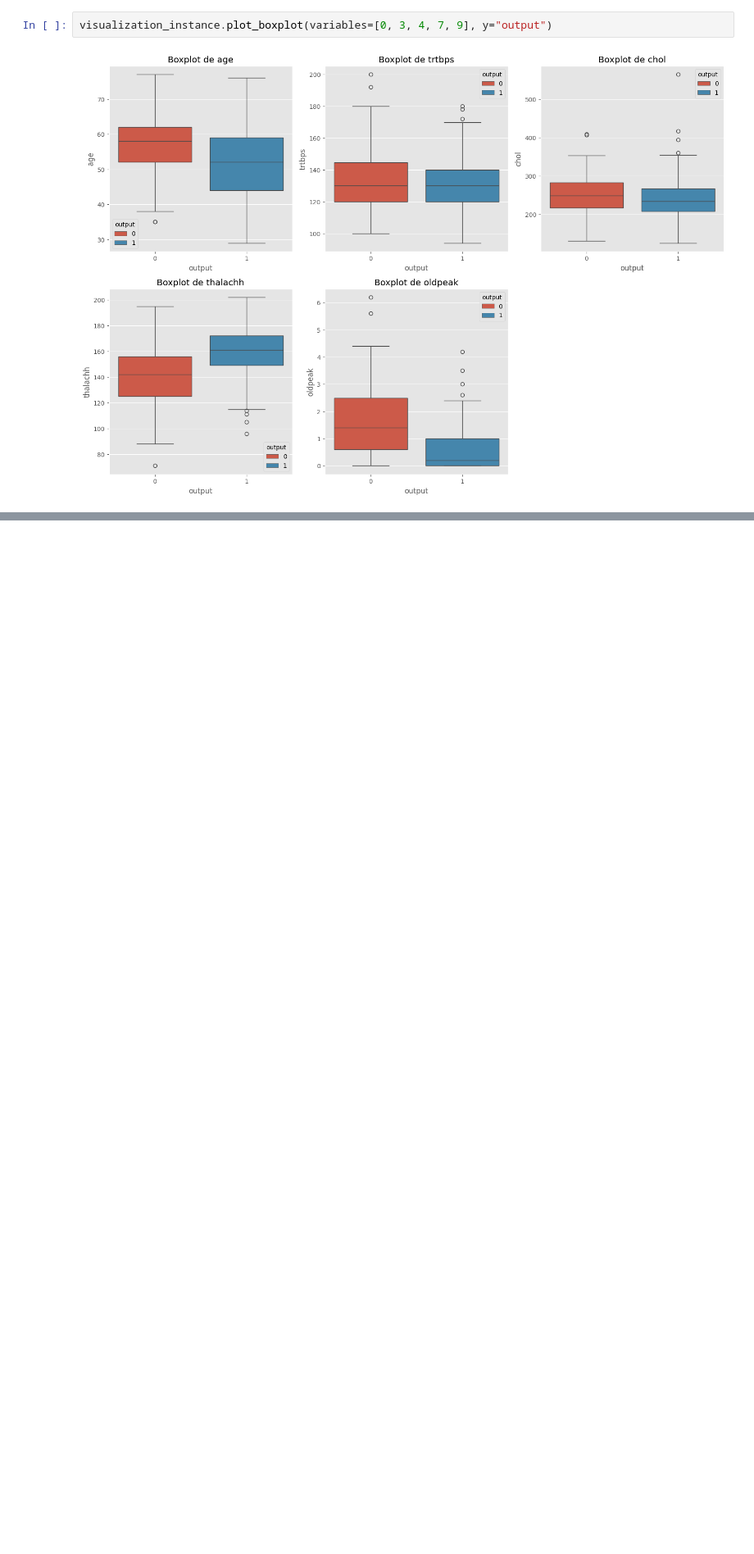
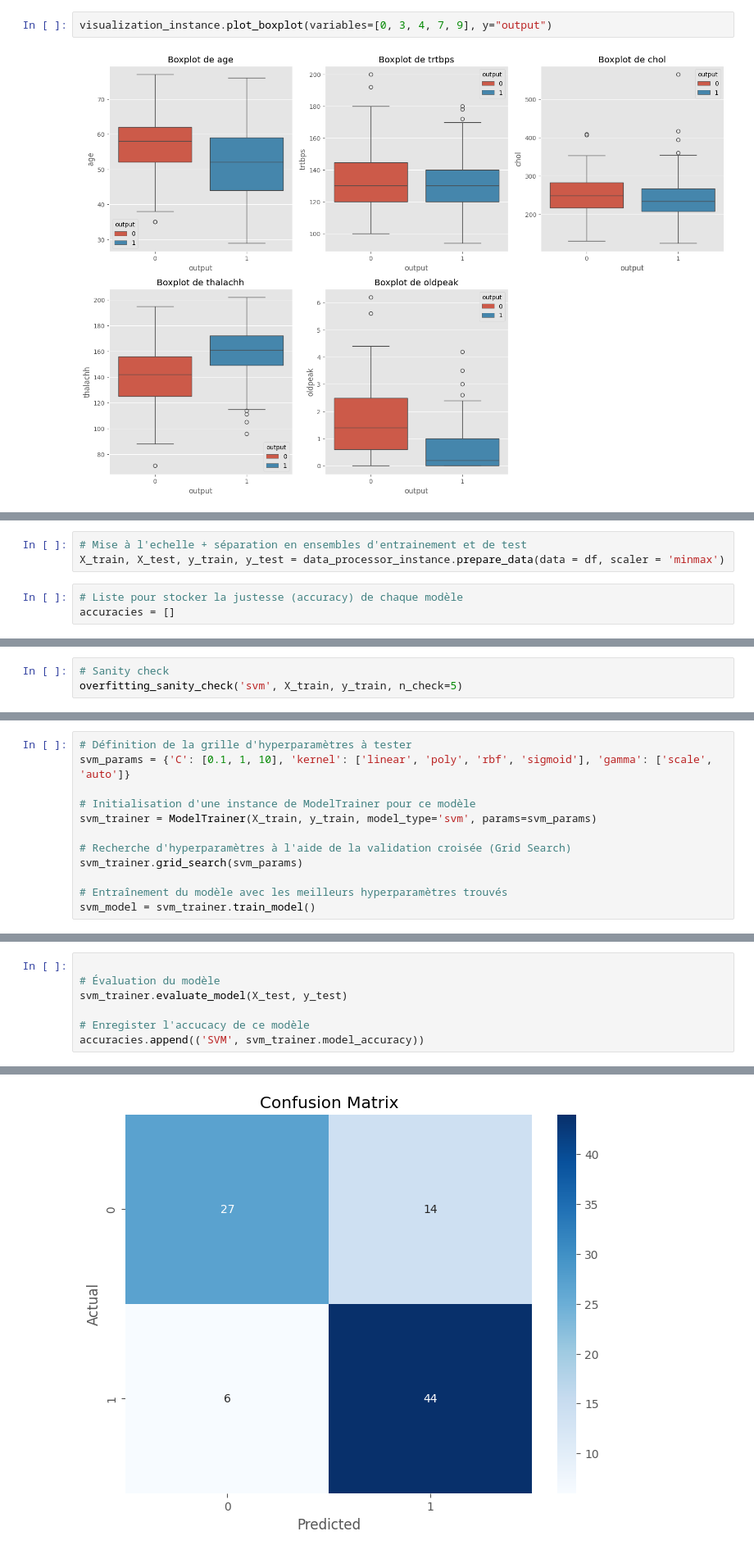
Before and after one commit to mjfriedman/Cardio-Detect, a Jupyter notebook: Projet.ipynb, the cells around one changed output, grey strips where cells are left out. Shown at 82% size. Saved outputs shown, nothing was run; the diff lists cells and outputs as text; blank space fills up the shorter version.

```diff
--- a/Projet.ipynb
+++ b/Projet.ipynb
@@ -282,0 +307,6 @@ visualization_instance.plot_boxplot(variables=[0, 3, 4, 7, 9], y="output")
+# %%
+# Mise à l'echelle + séparation en ensembles d'entrainement et de test
+X_train, X_test, y_train, y_test = data_processor_instance.prepare_data(data = df, scaler = 'minmax')
+# %%
+# Liste pour stocker la justesse (accuracy) de chaque modèle
+accuracies = []
@@ -282,0 +317,3 @@ visualization_instance.plot_boxplot(variables=[0, 3, 4, 7, 9], y="output")
+# %%
+# Sanity check
+overfitting_sanity_check('svm', X_train, y_train, n_check=5)
@@ -282,0 +323,12 @@ visualization_instance.plot_boxplot(variables=[0, 3, 4, 7, 9], y="output")
+# %%
+# Définition de la grille d'hyperparamètres à tester
+svm_params = {'C': [0.1, 1, 10], 'kernel': ['linear', 'poly', 'rbf', 'sigmoid'], 'gamma': ['scale', 'auto']}
+
+# Initialisation d'une instance de ModelTrainer pour ce modèle
+svm_trainer = ModelTrainer(X_train, y_train, model_type='svm', params=svm_params)
+
+# Recherche d'hyperparamètres à l'aide de la validation croisée (Grid Search)
+svm_trainer.grid_search(svm_params)
+
+# Entraînement du modèle avec les meilleurs hyperparamètres trouvés
+svm_model = svm_trainer.train_model()
@@ -282,0 +341,8 @@ visualization_instance.plot_boxplot(variables=[0, 3, 4, 7, 9], y="output")
+# %%
+
+# Évaluation du modèle
+svm_trainer.evaluate_model(X_test, y_test)
+
+# Enregister l'accucacy de ce modèle
+accuracies.append(('SVM', svm_trainer.model_accuracy))
+# %% [output]
@@ -282,0 +359 @@ visualization_instance.plot_boxplot(variables=[0, 3, 4, 7, 9], y="output")
+[figure, added]
```
Also changed, not shown: parts of 82 cells of this notebook.
